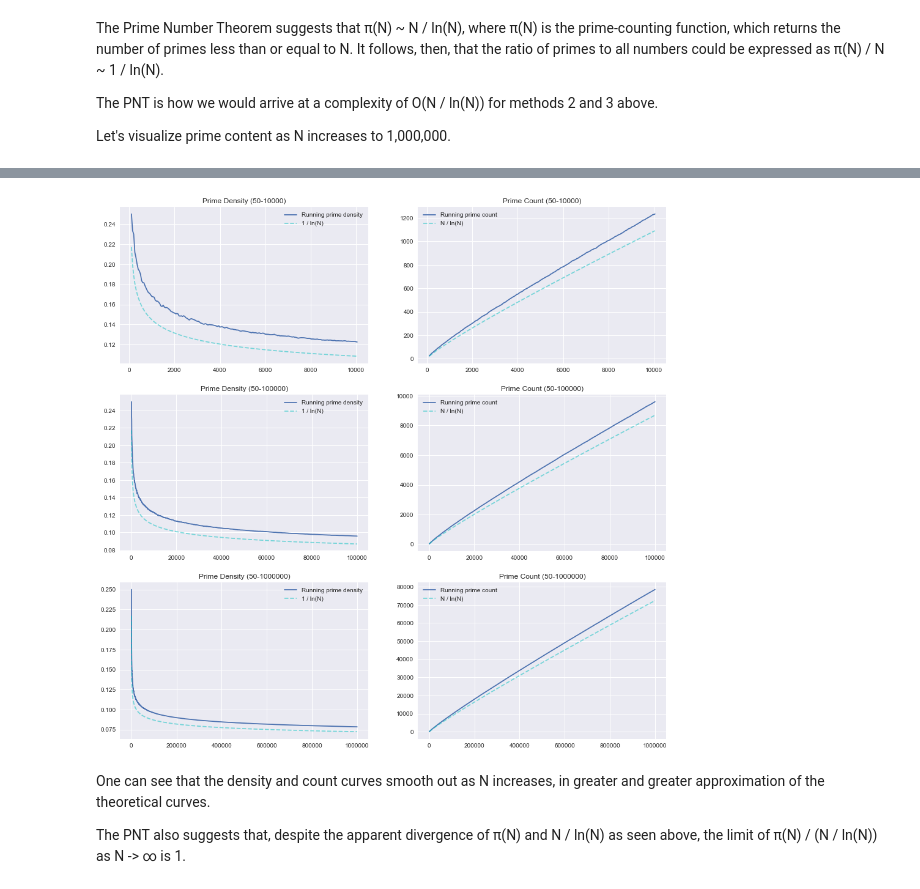
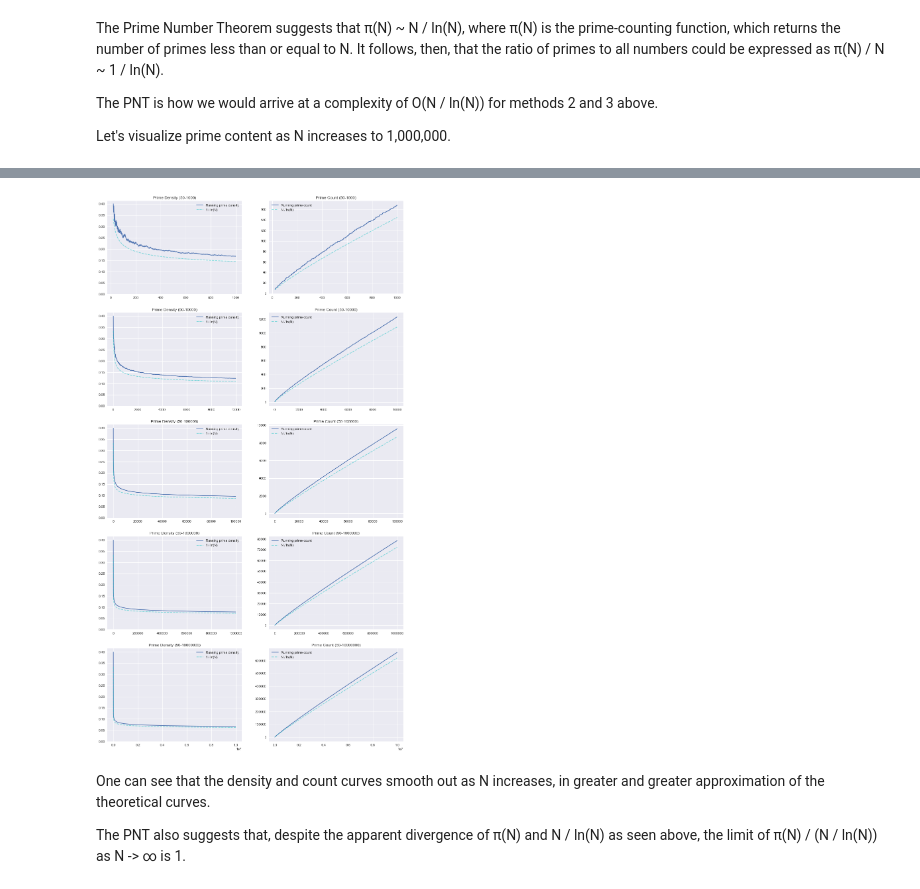
Before and after one commit to davidluther/Python-Pushups, a Jupyter notebook: 0306_primes_and_prime_factors.ipynb, the cells around one changed output, grey strips where cells are left out. Cells and saved outputs as stored; diff of their text form; code cells hidden in the pictures.

```diff
--- a/0306_primes_and_prime_factors.ipynb
+++ b/0306_primes_and_prime_factors.ipynb
@@ -335,10 +335,10 @@ def prime_factors_v4(n):
     prime_factors = []
 
     # loop from 2 through the floor of root n
-    for k in range(2, int(np.sqrt(n))+1):
-        while n % k == 0:
-            prime_factors.append(k)
-            n //= k
+    for i in range(2, int(np.sqrt(n))+1):
+        while n % i == 0:
+            prime_factors.append(i)
+            n //= i
         if n == 1:
             return prime_factors
 
@@ -424 +424,4 @@ p_mil = gen_primes_np(1000000)
+# %%
+# all primes up to 10,000,000
+p_10mil = gen_primes_np(1e7)
 # %%
@@ -435,31 +439,37 @@ p_mil.shape
-# %%
-running_prime_count = []
-running_prime_ratio = []
-for n in range(100,1000001,50):
-    pcount = p_mil[p_mil < n].shape[0]
-    running_prime_count.append(pcount)
-    running_prime_ratio.append(pcount / n)
 # %%
-x = np.arange(100,1000001,50)
-inv_logx = 1 / np.log(x)
-x_inv_logx = x / np.log(x)
+# resolution, max 1000 - higher == better
+res = 1000
 
-fig, ax = plt.subplots(3, 2, figsize=(16,16))
+fig, ax = plt.subplots(5, 2, figsize=(16,30))
 
-for i, max_n in enumerate([10000, 100000, 1000000]):
-    ix = max_n // 50
+for i, max_n in enumerate([1000, 10000, 100000, 1000000, 10000000]):
+
+    x = np.arange(20, max_n, max_n // res)
+    inv_logx = 1 / np.log(x)
+    x_inv_logx = x / np.log(x)
+
+    running_prime_count = []
+    running_prime_ratio = []
+    # for n in range(100,1000001,50):
+    for n in range(20, max_n, max_n // res):
+        pcount = p_10mil[p_10mil <= n].shape[0]
+        running_prime_count.append(pcount)
+        running_prime_ratio.append(pcount / n)
+
     # prime density plots
-    ax[i][0].plot(x[:ix], running_prime_ratio[:ix], label="Running prime density")
-    ax[i][0].plot(x[:ix], inv_logx[:ix], 'c--', alpha=0.5, label="1 / ln(N)")
+    ax[i][0].plot(x, running_prime_ratio, label="Running prime density")
+    ax[i][0].plot(x, inv_logx, 'c--', alpha=0.5, label="1 / ln(N)")
+    ax[i][0].set_ylim(0)
     ax[i][0].set_title(f"Prime Density (50-{max_n})")
     ax[i][0].legend()
+
     # prime count plots
-    ax[i][1].plot(x[:ix], running_prime_count[:ix], label="Running prime count")
-    ax[i][1].plot(x[:ix], x_inv_logx[:ix], 'c--', alpha=0.5, label="N / ln(N)")
+    ax[i][1].plot(x, running_prime_count, label="Running prime count")
+    ax[i][1].plot(x, x_inv_logx, 'c--', alpha=0.5, label="N / ln(N)")
     ax[i][1].set_title(f"Prime Count (50-{max_n})")
     ax[i][1].legend();
 # %% [output]
-[figure, old version]
+[figure, new version]
 # %% [markdown]
 One can see that the density and count curves smooth out as N increases, in greater and greater approximation of the theoretical curves.
 
```
Also changed, not shown: parts of 11 cells of this notebook.
